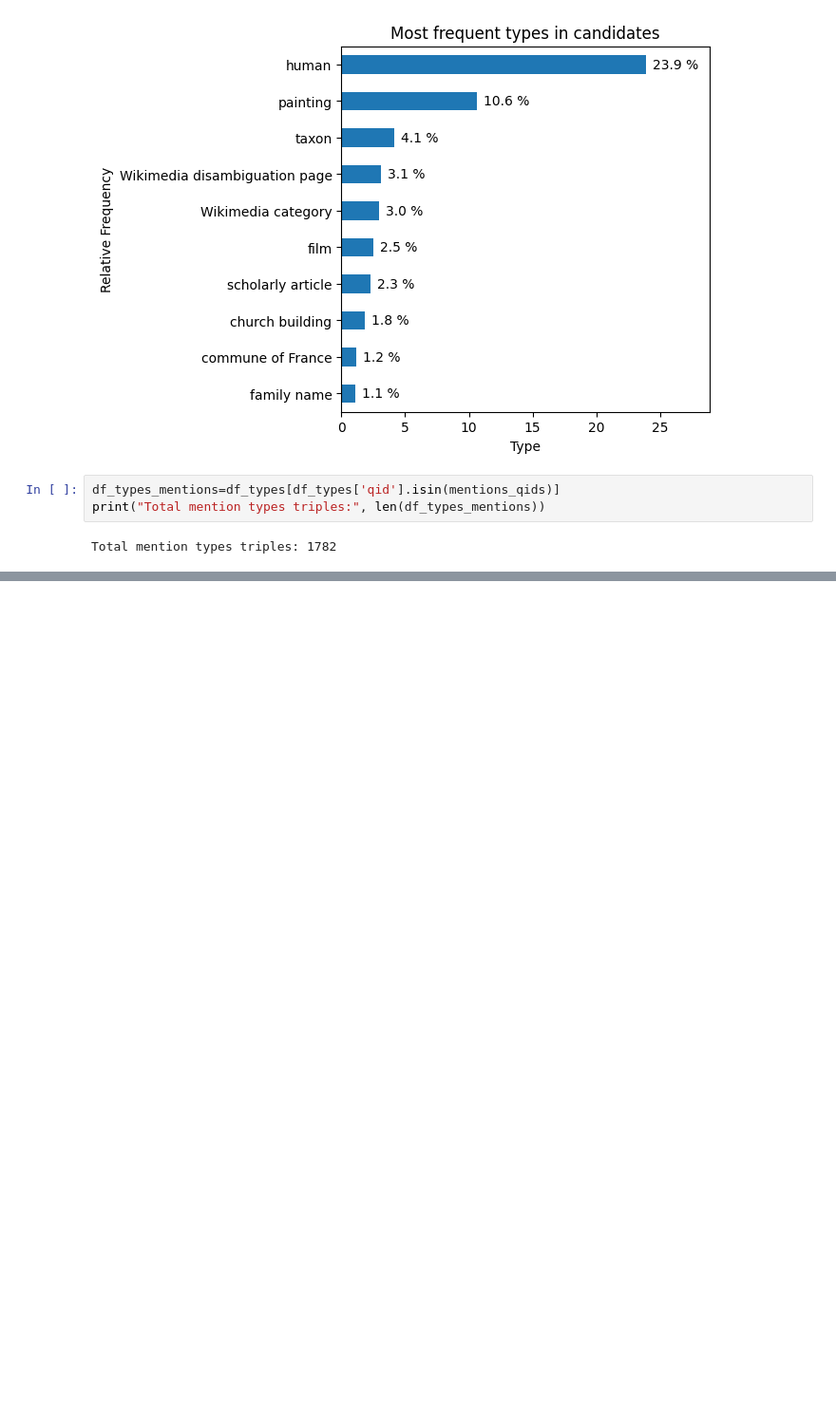
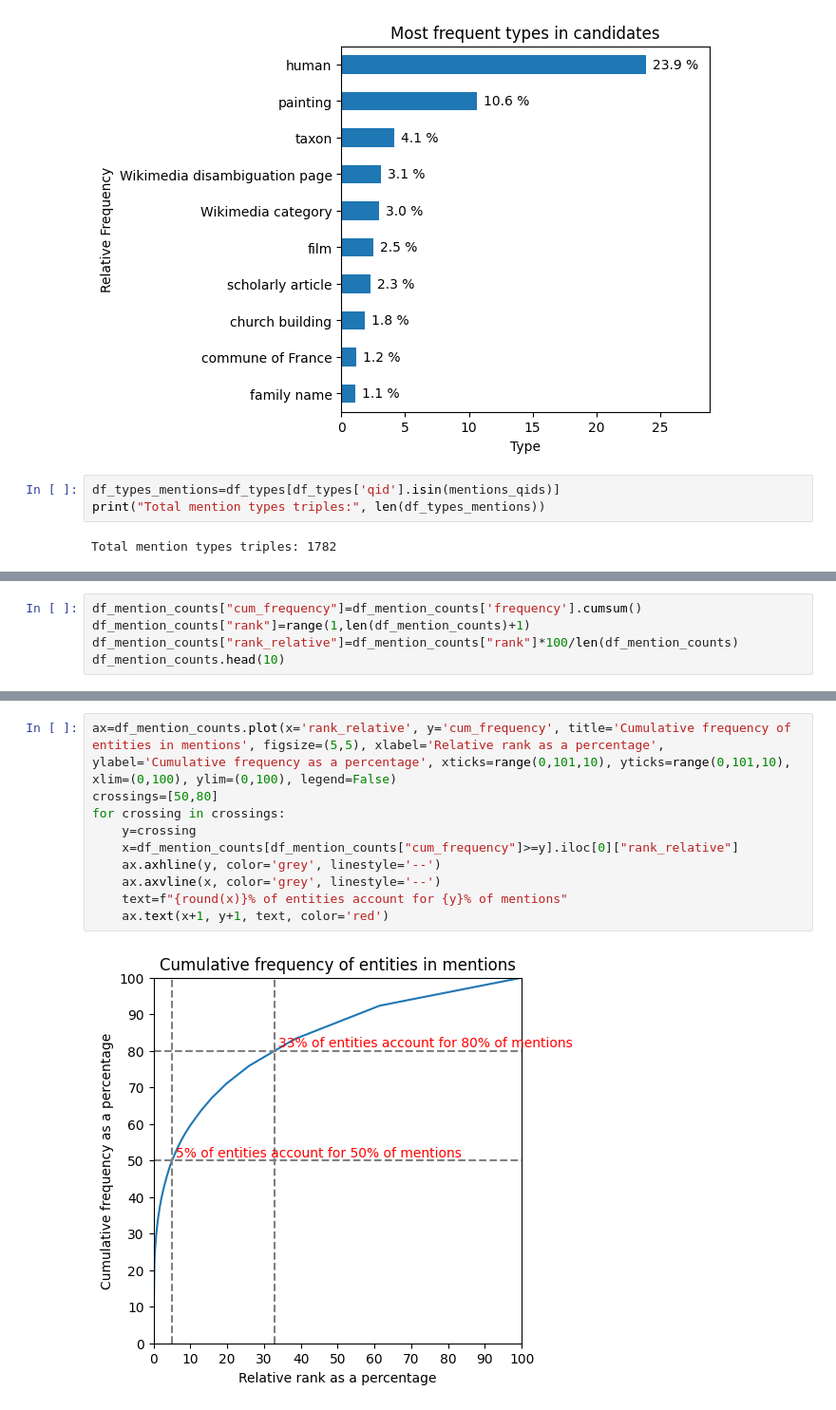
Before and after one commit to HPI-Information-Systems/MELArt, a Jupyter notebook: statistics_subjects.ipynb, the cells around one changed output, grey strips where cells are left out. Shown: that part at 95% size. Saved outputs shown, nothing was run; the diff lists cells and outputs as text; blank space fills up the shorter version.

```diff
--- a/statistics_subjects.ipynb
+++ b/statistics_subjects.ipynb
@@ -129,0 +140,5 @@ ax.bar_label(ax.containers[1], fmt='%.1f %%', rotation=90, padding=5, color='dar
+# %%
+df_mention_counts["cum_frequency"]=df_mention_counts['frequency'].cumsum()
+df_mention_counts["rank"]=range(1,len(df_mention_counts)+1)
+df_mention_counts["rank_relative"]=df_mention_counts["rank"]*100/len(df_mention_counts)
+df_mention_counts.head(10)
@@ -129,0 +157,12 @@ ax.bar_label(ax.containers[1], fmt='%.1f %%', rotation=90, padding=5, color='dar
+# %%
+ax=df_mention_counts.plot(x='rank_relative', y='cum_frequency', title='Cumulative frequency of entities in mentions', figsize=(5,5), xlabel='Relative rank as a percentage', ylabel='Cumulative frequency as a percentage', xticks=range(0,101,10), yticks=range(0,101,10), xlim=(0,100), ylim=(0,100), legend=False)
+crossings=[50,80]
+for crossing in crossings:
+    y=crossing
+    x=df_mention_counts[df_mention_counts["cum_frequency"]>=y].iloc[0]["rank_relative"]
+    ax.axhline(y, color='grey', linestyle='--')
+    ax.axvline(x, color='grey', linestyle='--')
+    text=f"{round(x)}% of entities account for {y}% of mentions"
+    ax.text(x+1, y+1, text, color='red')
+# %% [output]
+[figure, added]
```
Also changed, not shown: parts of 9 cells of this notebook.
